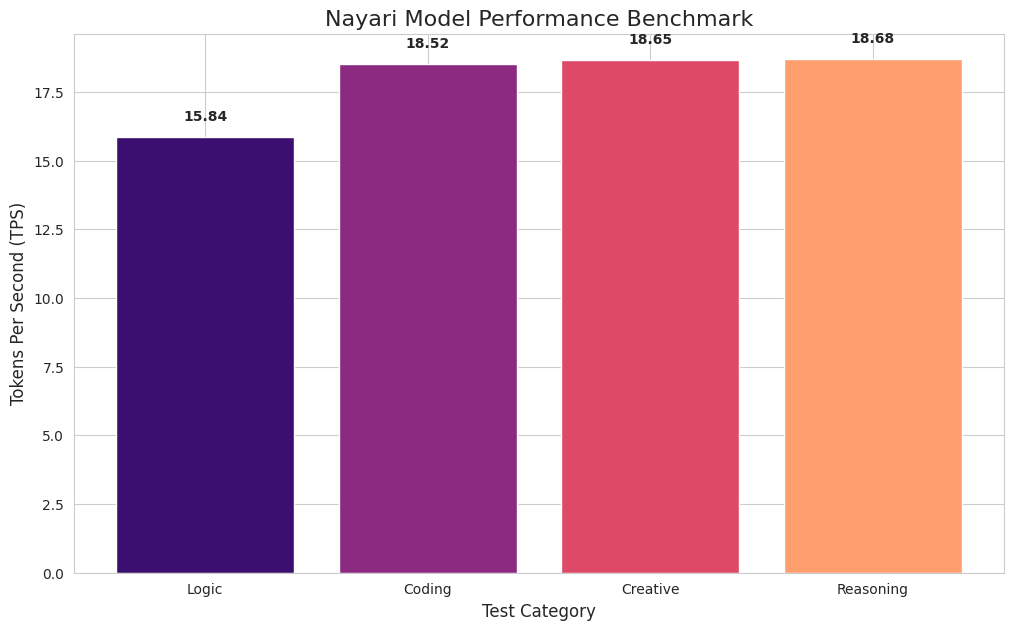
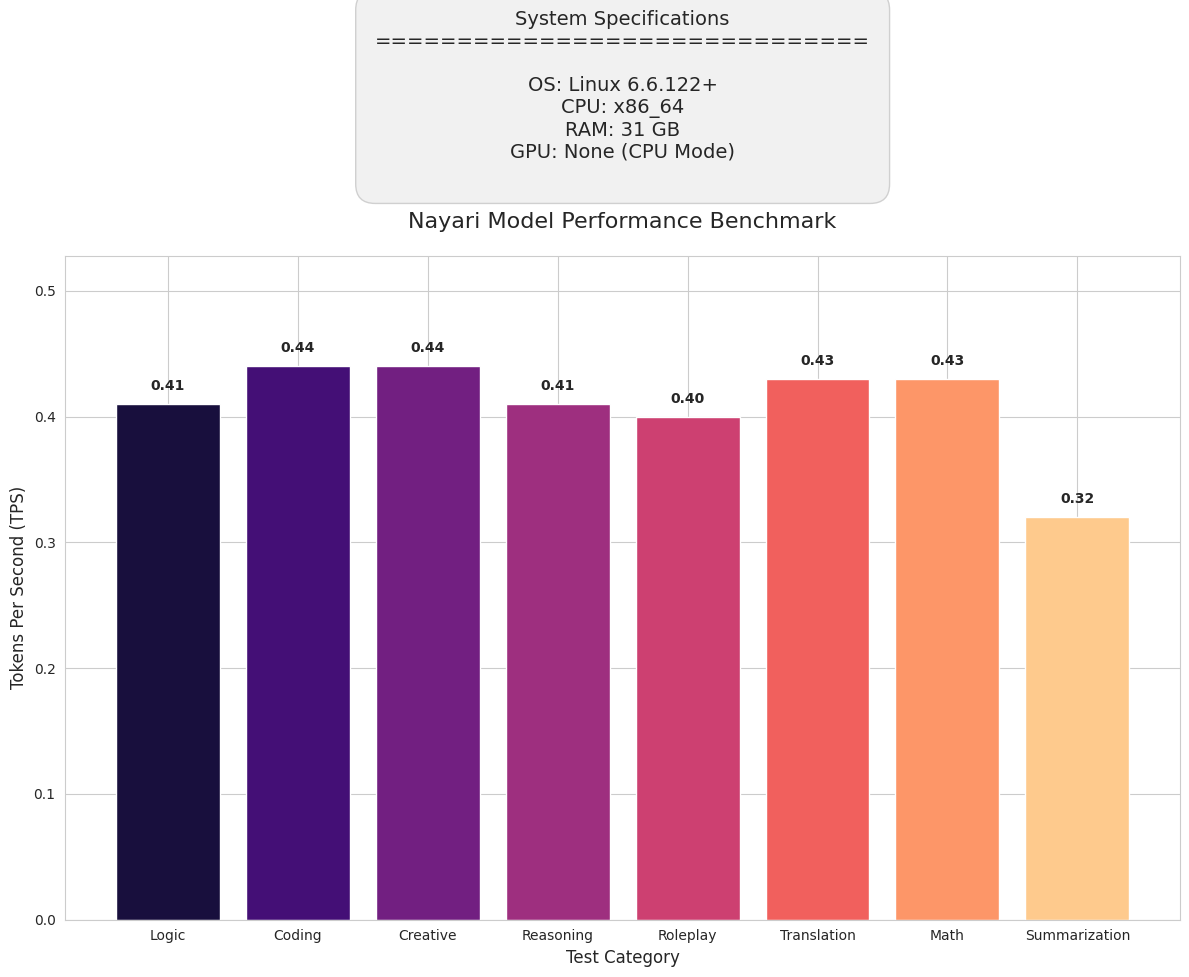
Code edit (unified diff) that turned the first committed figure into the second:
--- before
+++ after
@@ -2,44 +2,44 @@
 import seaborn as sns
 
-def save_benchmark_graph(results, specs):
+def save_combined_benchmark_image(results, specs):
     categories = list(results.keys())
     tps_values = [results[c]['tps'] for c in categories]
+    max_tps = max(tps_values) if tps_values else 1
     
-    plt.figure(figsize=(12, 7))
+    # Use height_ratios [1, 4] to give the chart more space
+    fig, (ax_specs, ax_graph) = plt.subplots(2, 1, figsize=(12, 10), gridspec_kw={'height_ratios': [1, 4]})
     sns.set_style("whitegrid")
     
-    # Create Bar Plot
-    colors = sns.color_palette("magma", len(categories))
-    bars = plt.bar(categories, tps_values, color=colors)
-    
-    plt.title("Nayari Model Performance Benchmark", fontsize=16, pad=20)
-    plt.ylabel("Tokens Per Second (TPS)", fontsize=12)
-    plt.xlabel("Test Category", fontsize=12)
-    
-    # Add values on top of bars
-    for bar in bars:
-        yval = bar.get_height()
-        plt.text(bar.get_x() + bar.get_width()/2, yval + 0.5, f"{yval:.2f}", ha='center', va='bottom', fontweight='bold')
-    
-    # Save as JPG
-    plt.savefig("benchmark_results.jpg", format='jpg', dpi=300, bbox_inches='tight')
-    print("📊 Graph saved as 'benchmark_results.jpg'")
-    plt.show()
-
-def save_specs_image(specs):
-    plt.figure(figsize=(6, 4))
-    plt.axis('off')
-    
-    specs_text = "🖥️ System Specifications\n" + "="*30 + "\n\n"
+    # --- System Specs ---
+    ax_specs.axis('off')
+    specs_text = "System Specifications\n" + "="*30 + "\n\n"
     for k, v in specs.items():
         specs_text += f"{k}: {v}\n"
         
-    plt.text(0.5, 0.5, specs_text, fontsize=14, ha='center', va='center', 
-             bbox=dict(facecolor='#f0f0f0', alpha=0.9, edgecolor='#cccccc', boxstyle='round,pad=1'))
+    ax_specs.text(0.5, 0.5, specs_text, fontsize=14, ha='center', va='center', 
+                  bbox=dict(facecolor='#f0f0f0', alpha=0.9, edgecolor='#cccccc', boxstyle='round,pad=1'))
     
-    plt.savefig("system_specs.jpg", format='jpg', dpi=300, bbox_inches='tight')
-    print("📊 Specs saved as 'system_specs.jpg'")
+    # --- Benchmark Graph ---
+    colors = sns.color_palette("magma", len(categories))
+    bars = ax_graph.bar(categories, tps_values, color=colors)
+    
+    ax_graph.set_title("Nayari Model Performance Benchmark", fontsize=16, pad=20)
+    ax_graph.set_ylabel("Tokens Per Second (TPS)", fontsize=12)
+    ax_graph.set_xlabel("Test Category", fontsize=12)
+    
+    # Scale y-axis dynamically to fit text properly
+    ax_graph.set_ylim(0, max_tps * 1.2)
+    
+    # Add values on top of bars with dynamic offset
+    for bar in bars:
+        yval = bar.get_height()
+        y_offset = max_tps * 0.02
+        ax_graph.text(bar.get_x() + bar.get_width()/2, yval + y_offset, f"{yval:.2f}", ha='center', va='bottom', fontweight='bold')
+    
+    plt.tight_layout()
+    plt.savefig("benchmark_combined.jpg", format='jpg', dpi=300, bbox_inches='tight')
+    print("Graph saved as 'benchmark_combined.jpg'")
     plt.show()
 
-save_benchmark_graph(benchmark_data, device_specs)
-save_specs_image(device_specs)
+save_combined_benchmark_image(benchmark_data, device_specs)
+

Commit: feat: update execution counts and add summarization performance metric to nayari_test.ipynb